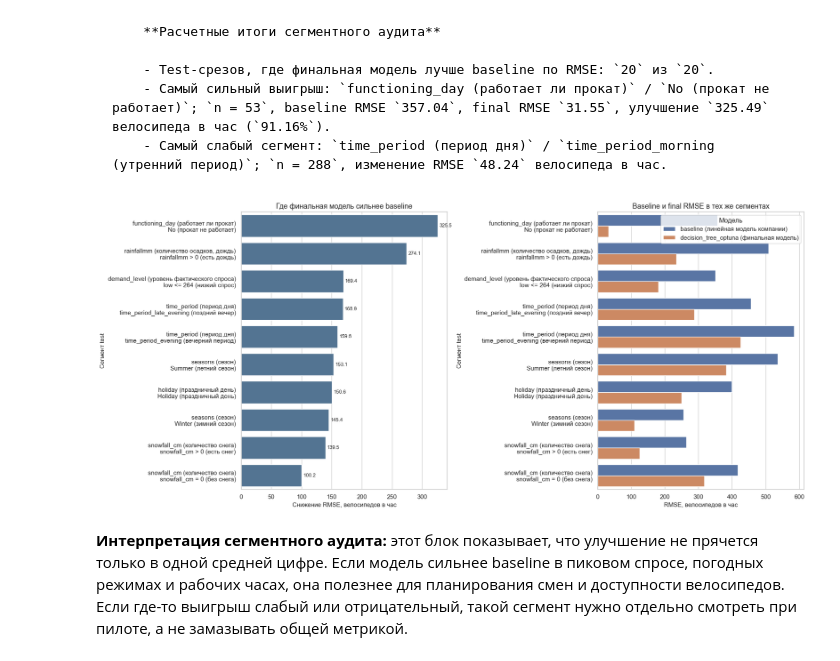
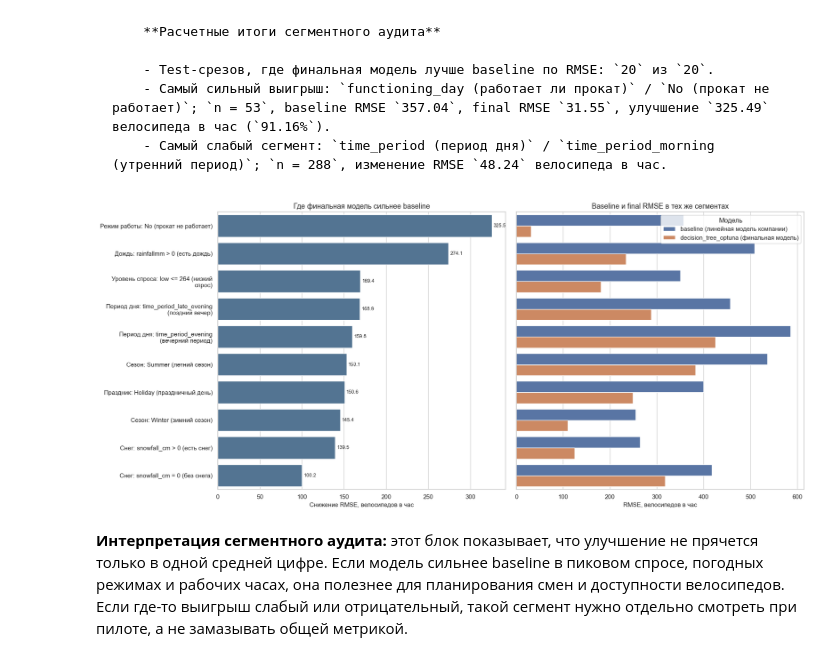
Before and after one commit to neiro/ds_sonv, a Jupyter notebook: ml-env/work.ipynb, the cells around one changed output. Saved outputs shown, nothing was run; the diff lists cells and outputs as text; code cells hidden in the pictures.

Commit message:
Polish notebook plot labels

```diff
--- a/ml-env/work.ipynb
+++ b/ml-env/work.ipynb
@@ -460,6 +461,10 @@ def inline_feature_label(feature: str, *, with_unit: bool = False) -> str:
     return f"{label}, {unit}" if with_unit and unit else label
 
 
+def wrap_plot_label(label: Any, width: int = 34) -> str:
+    return "\n".join(textwrap.wrap(str(label), width=width, break_long_words=False))
+
+
 def short_params_for_plot(model_name: str, params: Dict[str, Any]) -> str:
     if not params:
         return "strategy=mean (среднее)"
@@ -863,11 +869,12 @@ plot_columns = ["seasons", "holiday", "functioning_day", "time_period_evening"]
 for ax, column in zip(axes.ravel(), plot_columns):
     order = train.groupby(column)[TARGET].mean().sort_values(ascending=False).index
     sns.barplot(data=train, x=column, y=TARGET, order=order, estimator="mean", errorbar=None, ax=ax, color="#4f8a8b")
-    ax.set_title(f"Средний спрос по {inline_feature_label(column)}")
-    ax.set_xlabel(inline_feature_label(column))
-    ax.set_ylabel(f"Средний {inline_feature_label(TARGET, with_unit=True)}")
+    ax.set_title(f"Средний спрос по {wrap_plot_label(inline_feature_label(column), width=32)}")
+    ax.set_xlabel("")
+    ax.set_ylabel("")
     ax.tick_params(axis="x", rotation=20)
-plt.tight_layout()
+fig.supylabel("Средний спрос, велосипедов/час", x=0.01, fontsize=11)
+plt.tight_layout(rect=(0.03, 0, 1, 1))
 plt.show()
 # %% [output]
 |  | feature | value | count | mean_demand | median_demand |
@@ -1569,38 +1576,51 @@ display(
         - Самый слабый сегмент: `time_period (период дня)` / `time_period_morning (утренний период)`; `n = 288`, изменение RMSE `48.24` велосипеда в час.
 # %%
 plot_segments = segment_results.head(10).copy()
-plot_segments["segment_label"] = plot_segments["segment_group"] + "\n" + plot_segments["segment_value"].astype(str)
+segment_group_short_labels = {
+    "demand_level (уровень фактического спроса)": "Уровень спроса",
+    "seasons (сезон)": "Сезон",
+    "holiday (праздничный день)": "Праздник",
+    "functioning_day (работает ли прокат)": "Режим работы",
+    "rainfallmm (количество осадков, дождь)": "Дождь",
+    "snowfall_cm (количество снега)": "Снег",
+    "time_period (период дня)": "Период дня",
+}
+plot_segments["segment_label"] = [
+    wrap_plot_label(f"{segment_group_short_labels.get(group, group)}: {value}", width=38)
+    for group, value in zip(plot_segments["segment_group"], plot_segments["segment_value"])
+]
 
 rmse_pair_plot = plot_segments.melt(
     id_vars=["segment_label"],
     value_vars=["baseline_RMSE", "final_RMSE"],
     var_name="model",
     value_name="RMSE",
 )
 rmse_pair_plot["model"] = rmse_pair_plot["model"].map(
     {
         "baseline_RMSE": "baseline (линейная модель компании)",
         "final_RMSE": f"{best_model_name} (финальная модель)",
     }
 )
 
 fig, axes = plt.subplots(1, 2, figsize=(18, 8))
 sns.barplot(data=plot_segments, y="segment_label", x="RMSE_delta", ax=axes[0], color="#49759c")
 axes[0].set_title("Где финальная модель сильнее baseline")
 axes[0].set_xlabel("Снижение RMSE, велосипедов в час")
-axes[0].set_ylabel("Сегмент test")
+axes[0].set_ylabel("")
 add_bar_labels(axes[0], "%.1f")
 
 sns.barplot(data=rmse_pair_plot, y="segment_label", x="RMSE", hue="model", ax=axes[1])
 axes[1].set_title("Baseline и final RMSE в тех же сегментах")
 axes[1].set_xlabel("RMSE, велосипедов в час")
-axes[1].set_ylabel("Сегмент test")
+axes[1].set_ylabel("")
+axes[1].tick_params(axis="y", labelleft=False)
 axes[1].legend(title="Модель")
 
 plt.tight_layout()
 plt.show()
 # %% [output]
-[figure, old version]
+[figure, new version]
 # %% [markdown]
 **Интерпретация сегментного аудита:** этот блок показывает, что улучшение не прячется только в одной средней цифре. Если модель сильнее baseline в пиковом спросе, погодных режимах и рабочих часах, она полезнее для планирования смен и доступности велосипедов. Если где-то выигрыш слабый или отрицательный, такой сегмент нужно отдельно смотреть при пилоте, а не замазывать общей метрикой.
 # %% [markdown]
```
Also changed, not shown: parts of 9 cells of this notebook, 1 other file.
